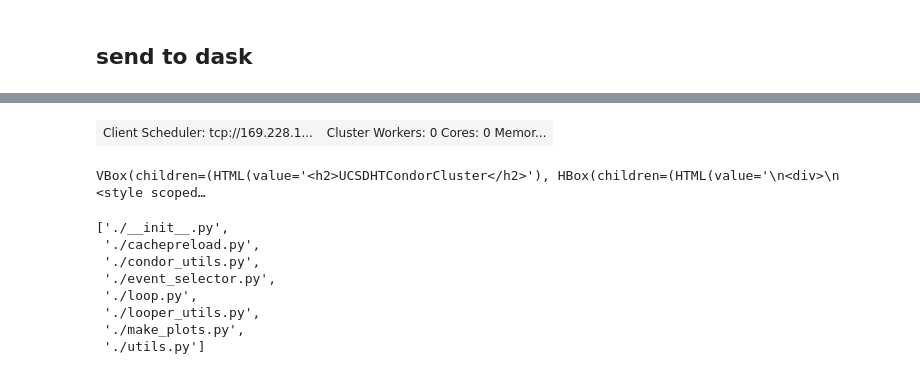
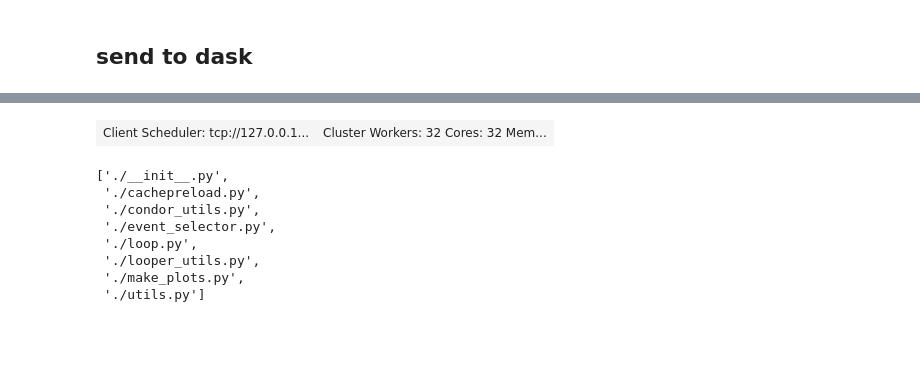
Before and after one commit to cmstas/HggAnalysisDev, a Jupyter notebook: Preselection/2_process.ipynb, the cells around one changed output, grey strips where cells are left out. Drawn from its saved outputs; the diff is of its cells as text; code cells hidden in the pictures; blank space fills up the shorter version.

```diff
--- a/Preselection/2_process.ipynb
+++ b/Preselection/2_process.ipynb
@@ -183,16 +184,9 @@ hists['dipho']['pho_pT1'].integral
 # %%
 from dask.distributed import Client
-#client = Client(memory_limit='4GB', n_workers=32, threads_per_worker=1)
-c = make_htcondor_cluster(memory="6GB",local = False)
-c.scale(100)
-client = Client(c)
+client = Client(memory_limit='4GB', n_workers=32, threads_per_worker=1)
 client
 # %% [output]
-| Client Scheduler: tcp://169.228.1... | Cluster Workers: 0 Cores: 0 Memor... |
+| Client Scheduler: tcp://127.0.0.1... | Cluster Workers: 32 Cores: 32 Mem... |
-# %%
-c
-# %% [output]
-VBox(children=(HTML(value='<h2>UCSDHTCondorCluster</h2>'), HBox(children=(HTML(value='\n<div>\n  <style scoped…
 # %%
 def g():
     import glob
```
Also changed, not shown: parts of 16 cells of this notebook, 4 other files.
